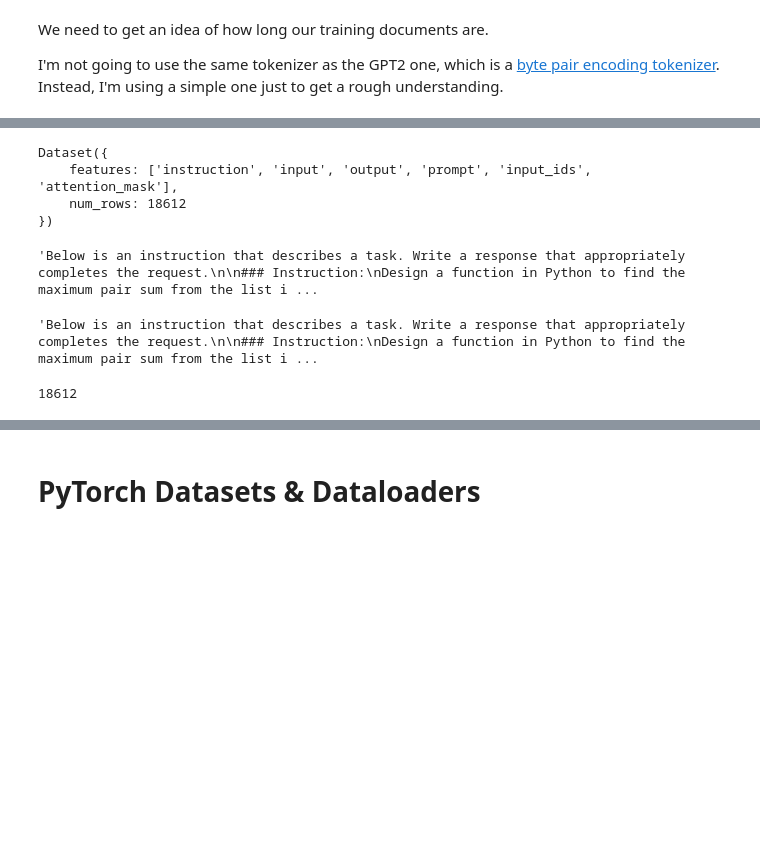
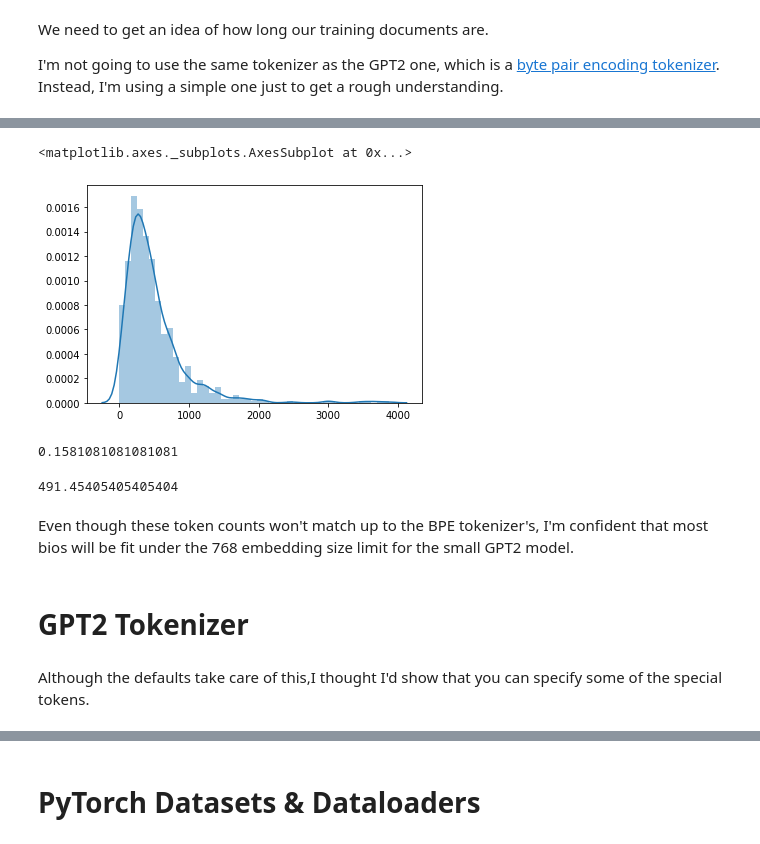
Before and after one commit to lpanigrahi/LORA-PEFT, a Jupyter notebook: GPT_2_Fine_Tuning_w_Hugging_Face_&_PyTorch.ipynb, the cells around one changed output, grey strips where cells are left out. Cells and saved outputs as stored; diff of their text form; code cells hidden in the pictures; blank space fills up the shorter version.

```diff
--- a/GPT_2_Fine_Tuning_w_Hugging_Face_&_PyTorch.ipynb
+++ b/GPT_2_Fine_Tuning_w_Hugging_Face_&_PyTorch.ipynb
@@ -115,3 +91,10 @@ Sat Sep 23 05:02:54 2023
 The data used to finetune the language model is a set of around 1000 DJ biographies, with the aim of generating them in the same general format and style.
 
 This data isn't public so if you want to use this script, you'll have to source your own training set.
+# %%
+# mount my Google Drive directory and access the training data located there
+gdrive_dir = '/content/gdrive/'
+data_dir = os.path.join(gdrive_dir, "'My Drive'","'Colab Notebooks'","nlp","'text gen demos'")
+filename = 'ra_top_1000_full.csv'
+
+drive.mount(gdrive_dir, force_remount=True)
@@ -117,0 +110,4 @@ This data isn't public so if you want to use this script, you'll have to source
+# %%
+# load into a data frame
+df = pd.read_csv (filename)
+print(df)
@@ -117,0 +129,4 @@ This data isn't public so if you want to use this script, you'll have to source
+# %%
+df.dropna(inplace=True) #remove NA values
+bios = df.bio_main.copy() #just use the main bio text in this example
+bios
@@ -153,7 +149,0 @@ tokenized_dataset = dataset.map(tokenize_function, batched=True)
-# %%
-tokenized_dataset
-# %% [output]
-Dataset({
-    features: ['instruction', 'input', 'output', 'prompt', 'input_ids', 'attention_mask'],
-    num_rows: 18612
-})
@@ -162,12 +150,31 @@ sample_dataset = tokenized_dataset.remove_columns(['instruction', 'input', 'outp
-# %%
-tokenized_dataset['prompt'][1000]
-# %% [output]
-'Below is an instruction that describes a task. Write a response that appropriately completes the request.\n\n### Instruction:\nDesign a function in Python to find the maximum pair sum from the list i ...
-# %%
-tokenizer.decode(tokenized_dataset['input_ids'][1000])
-# %% [output]
-'Below is an instruction that describes a task. Write a response that appropriately completes the request.\n\n### Instruction:\nDesign a function in Python to find the maximum pair sum from the list i ...
-# %%
-len(sample_dataset)
-# %% [output]
-18612
+# %%
+doc_lengths = []
+
+for bio in bios:
+
+    # get rough token count distribution
+    tokens = nltk.word_tokenize(bio)
+
+    doc_lengths.append(len(tokens))
+
+doc_lengths = np.array(doc_lengths)
+
+sns.distplot(doc_lengths)
+# %% [output]
+<matplotlib.axes._subplots.AxesSubplot at 0x...>
+[figure, added]
+# %%
+# the max token length
+len(doc_lengths[doc_lengths > 768])/len(doc_lengths)
+# %% [output]
+0.1581081081081081
+# %%
+np.average(doc_lengths)
+# %% [output]
+491.45405405405404
+# %% [markdown]
+Even though these token counts won't match up to the BPE tokenizer's, I'm confident that most bios will be fit under the 768 embedding size limit for the small GPT2 model.
+# %% [markdown]
+# GPT2 Tokenizer
+# %% [markdown]
+Although the defaults take care of this,I thought I'd show that you can specify some of the special tokens.
```
Also changed, not shown: parts of 61 cells of this notebook.
